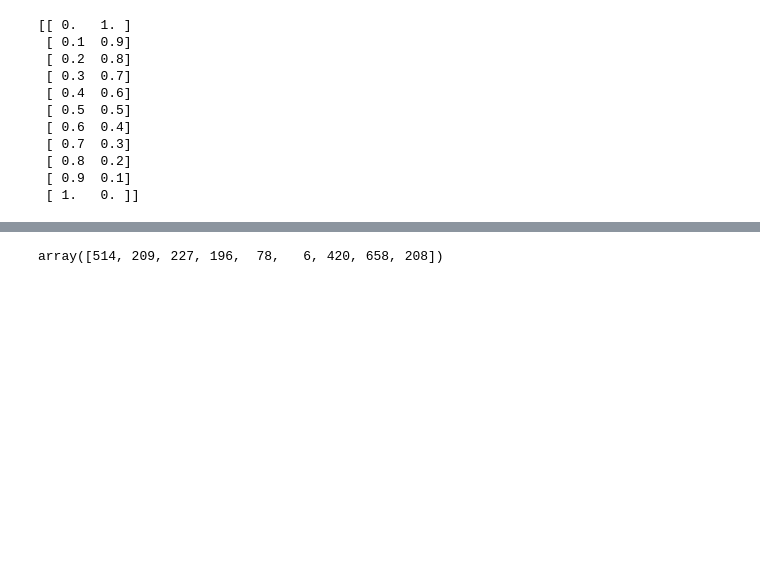
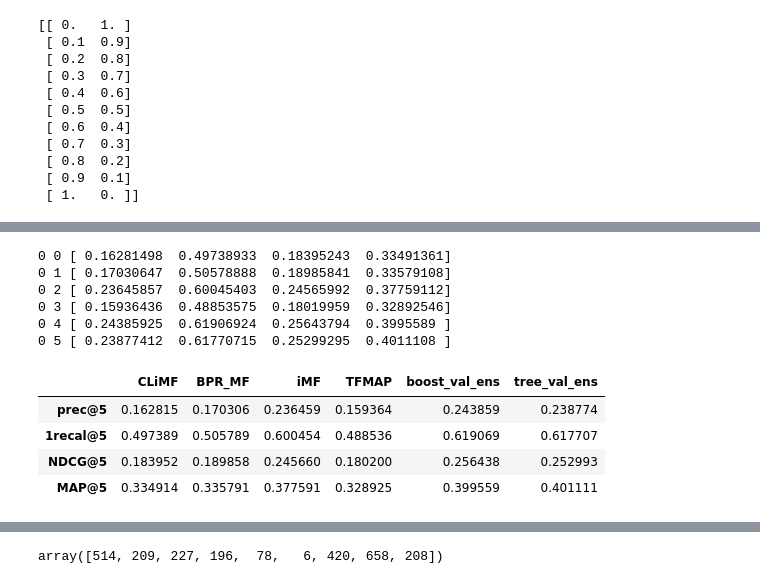
Before and after one commit to egorkudr1/diploma, a Jupyter notebook: rank_experiments.ipynb, the cells around one changed output, grey strips where cells are left out. Saved outputs shown, nothing was run; the diff lists cells and outputs as text; code cells hidden in the pictures; blank space fills up the shorter version.

```diff
--- a/rank_experiments.ipynb
+++ b/rank_experiments.ipynb
@@ -625,0 +609,14 @@ netflix_ensemble_experiment(ml100k, create_list_cf(ml100k_shape)[1:5], list_ense
+# %%
+netflix_ensemble_experiment(epinion, create_list_cf(epinion_shape)[1:5], list_ensemble, Ktrain=10, Kvalidation=5, verbose=1, maxiter=3)
+# %% [output]
+0 0 [ 0.16281498  0.49738933  0.18395243  0.33491361]
+0 1 [ 0.17030647  0.50578888  0.18985841  0.33579108]
+0 2 [ 0.23645857  0.60045403  0.24565992  0.37759112]
+0 3 [ 0.15936436  0.48853575  0.18019959  0.32892546]
+0 4 [ 0.24385925  0.61906924  0.25643794  0.3995589 ]
+0 5 [ 0.23877412  0.61770715  0.25299295  0.4011108 ]
+|  | CLiMF | BPR_MF | iMF | TFMAP | boost_val_ens | tree_val_ens |
+| prec@5 | 0.162815 | 0.170306 | 0.236459 | 0.159364 | 0.243859 | 0.238774 |
+| 1recal@5 | 0.497389 | 0.505789 | 0.600454 | 0.488536 | 0.619069 | 0.617707 |
+| NDCG@5 | 0.183952 | 0.189858 | 0.245660 | 0.180200 | 0.256438 | 0.252993 |
+| MAP@5 | 0.334914 | 0.335791 | 0.377591 | 0.328925 | 0.399559 | 0.401111 |
```
Also changed, not shown: parts of 22 cells of this notebook, 1 other file.
